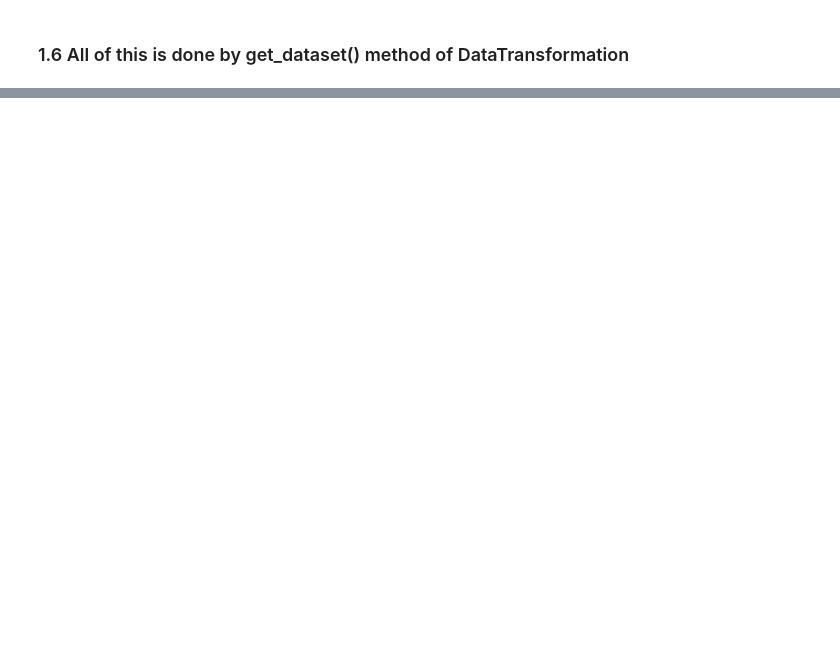
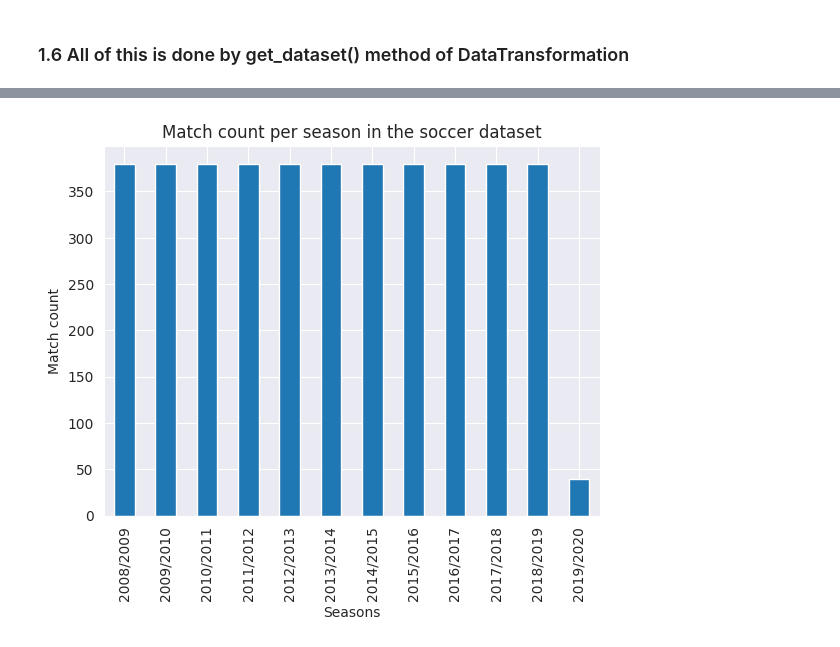
Before and after one commit to kubosis/NeRa, a Jupyter notebook: notebooks/data.ipynb, the cells around one changed output, grey strips where cells are left out. Drawn from its saved outputs; the diff is of its cells as text; code cells hidden in the pictures; blank space fills up the shorter version.

```diff
--- a/notebooks/data.ipynb
+++ b/notebooks/data.ipynb
@@ -303,0 +243,16 @@ trainer.test(verbose=True)
+# %%
+
+distinct_years = df_premier['Season'].value_counts().sort_index()
+
+# Create a bar plot
+distinct_years.plot(kind='bar')
+
+# Add labels and title
+plt.xlabel('Seasons')
+plt.ylabel('Match count')
+plt.title('Match count per season in the soccer dataset')
+plt.grid(True)
+# Show plot
+plt.show()
+# %% [output]
+[figure, added]
```
Also changed, not shown: parts of 23 cells of this notebook, 16 other files.
